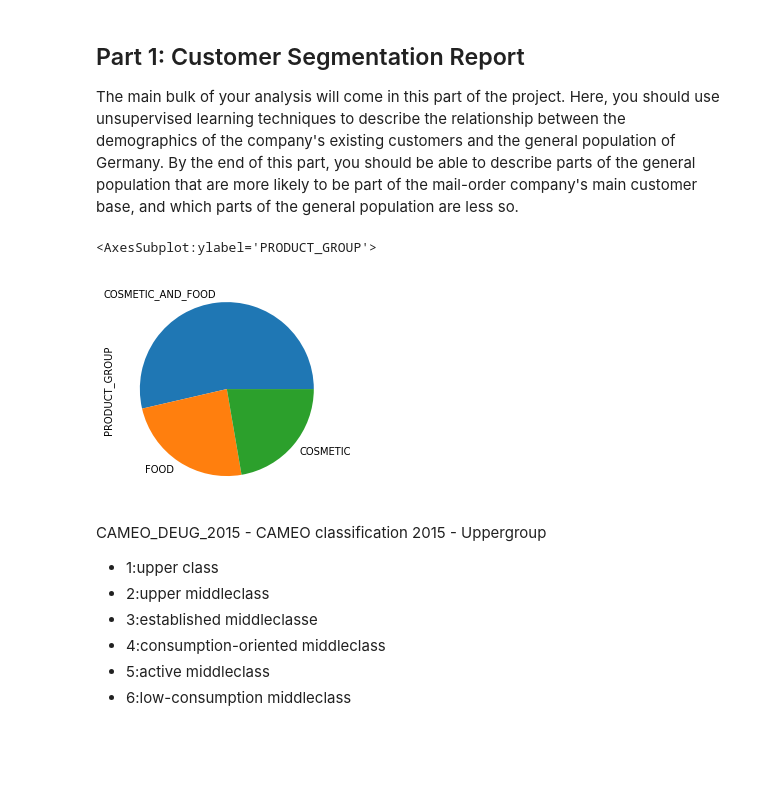
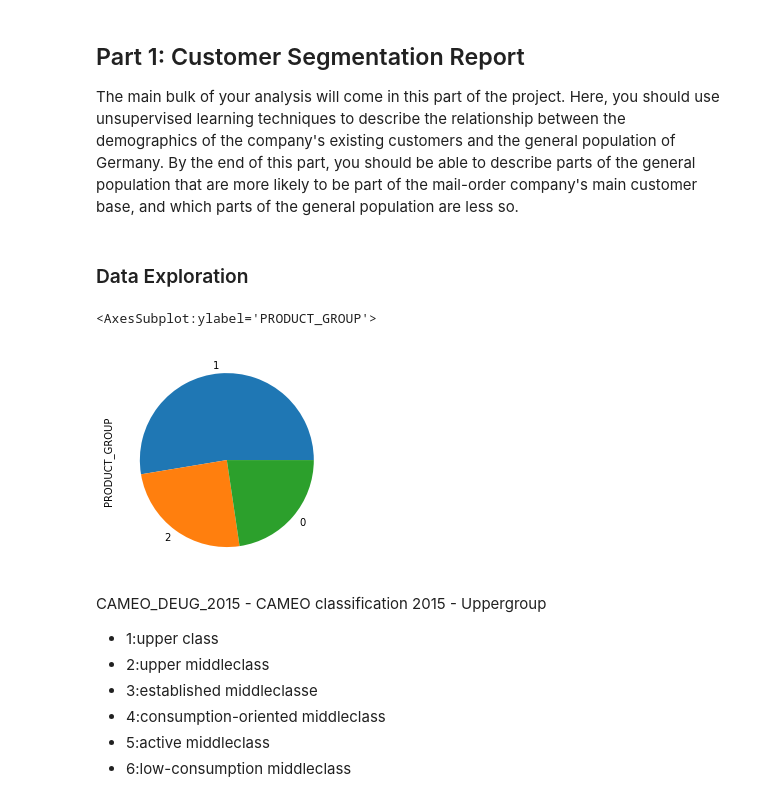
Before and after one commit to ditivaidya/Udacity-Project-IV, a Jupyter notebook: Arvato Project Workbook.ipynb, the cells around one changed output. Cells and saved outputs as stored; diff of their text form; code cells hidden in the pictures; blank space fills up the shorter version.

```diff
--- a/Arvato Project Workbook.ipynb
+++ b/Arvato Project Workbook.ipynb
@@ -289,0 +133,3 @@ See the caveats in the documentation: https://pandas.pydata.org/pandas-docs/stab
+# %%
+cust_clean1 = get_all_nans(customers)
+cust_clean1.head(5)
@@ -289,0 +223,32 @@ See the caveats in the documentation: https://pandas.pydata.org/pandas-docs/stab
+# %%
+def convert2num(df):
+    '''
+    Objective:
+        Maintain consistency in feature type and converts all features to numerical ones in the df.
+    Inputs:
+        df: dataframe to convert
+    Output:
+        df after removing highly-collinear features
+    '''
+    df1 = df.copy()
+    if 'PRODUCT_GROUP' in df1.columns and 'CUSTOMER_GROUP' in df1.columns:
+        # Categorical codes encoding
+        df1['PRODUCT_GROUP'] = df1.PRODUCT_GROUP.astype("category").cat.codes
+        df1['CUSTOMER_GROUP'] = df1.CUSTOMER_GROUP.astype("category").cat.codes
+        df1['OST_WEST_KZ'] = df1.OST_WEST_KZ.astype("category").cat.codes
+        # Frequency Encoding for the CAMEO_DEU_2015
+        fe = df1.groupby('CAMEO_DEU_2015').size()/len(df1)
+        df1.loc[:,'CAMEO_DEU_2015'] = df1['CAMEO_DEU_2015'].map(fe)
+        # Convert to numeric values
+        df1['CAMEO_DEUG_2015'] = pd.to_numeric(df1['CAMEO_DEUG_2015'])
+        df1['CAMEO_INTL_2015'] = pd.to_numeric(df1['CAMEO_INTL_2015'])
+    else:
+        # Categorical codes encoding
+        df1['OST_WEST_KZ'] = df1.OST_WEST_KZ.astype("category").cat.codes
+        # Frequency Encoding for the CAMEO_DEU_2015
+        fe = df1.groupby('CAMEO_DEU_2015').size()/len(df1)
+        df1.loc[:,'CAMEO_DEU_2015'] = df1['CAMEO_DEU_2015'].map(fe)
+        # Convert to numeric values
+        df1['CAMEO_DEUG_2015'] = pd.to_numeric(df1['CAMEO_DEUG_2015'])
+        df1['CAMEO_INTL_2015'] = pd.to_numeric(df1['CAMEO_INTL_2015'])
+    return df1
@@ -289,0 +308,3 @@ See the caveats in the documentation: https://pandas.pydata.org/pandas-docs/stab
+# %%
+cust_clean1 = drop_feats_1_2(cust_clean1, threshold=0.33)
+#cust_clean1 = cust_clean1.dropna()
@@ -289,0 +328,3 @@ See the caveats in the documentation: https://pandas.pydata.org/pandas-docs/stab
+# %%
+azdias_clean1 = convert2num(azdias_clean1)
+cust_clean1 = convert2num(cust_clean1)
@@ -291,8 +388,10 @@ See the caveats in the documentation: https://pandas.pydata.org/pandas-docs/stab
 ## Part 1: Customer Segmentation Report
 
 The main bulk of your analysis will come in this part of the project. Here, you should use unsupervised learning techniques to describe the relationship between the demographics of the company's existing customers and the general population of Germany. By the end of this part, you should be able to describe parts of the general population that are more likely to be part of the mail-order company's main customer base, and which parts of the general population are less so.
+# %% [markdown]
+### Data Exploration
 # %%
-cust_clean.PRODUCT_GROUP.value_counts(normalize=True).plot.pie()
+cust_clean1.PRODUCT_GROUP.value_counts(normalize=True).plot.pie()
 # %% [output]
 <AxesSubplot:ylabel='PRODUCT_GROUP'>
-[figure, old version]
+[figure, new version]
```
Also changed, not shown: parts of 72 cells of this notebook.
